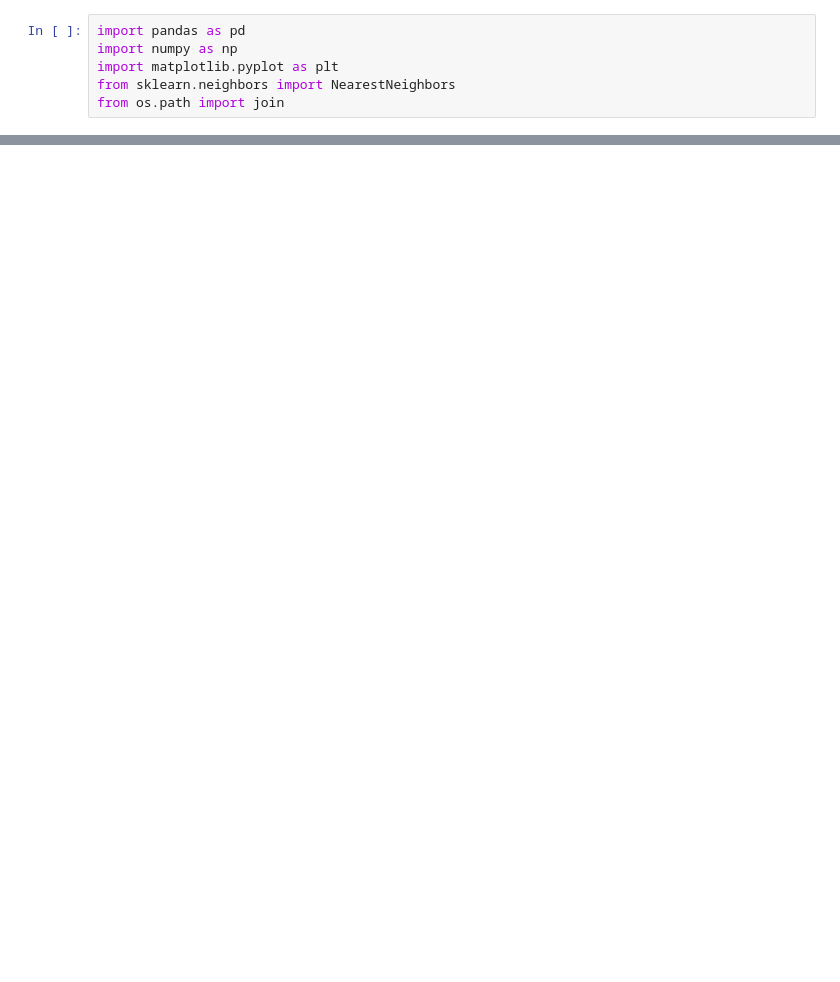
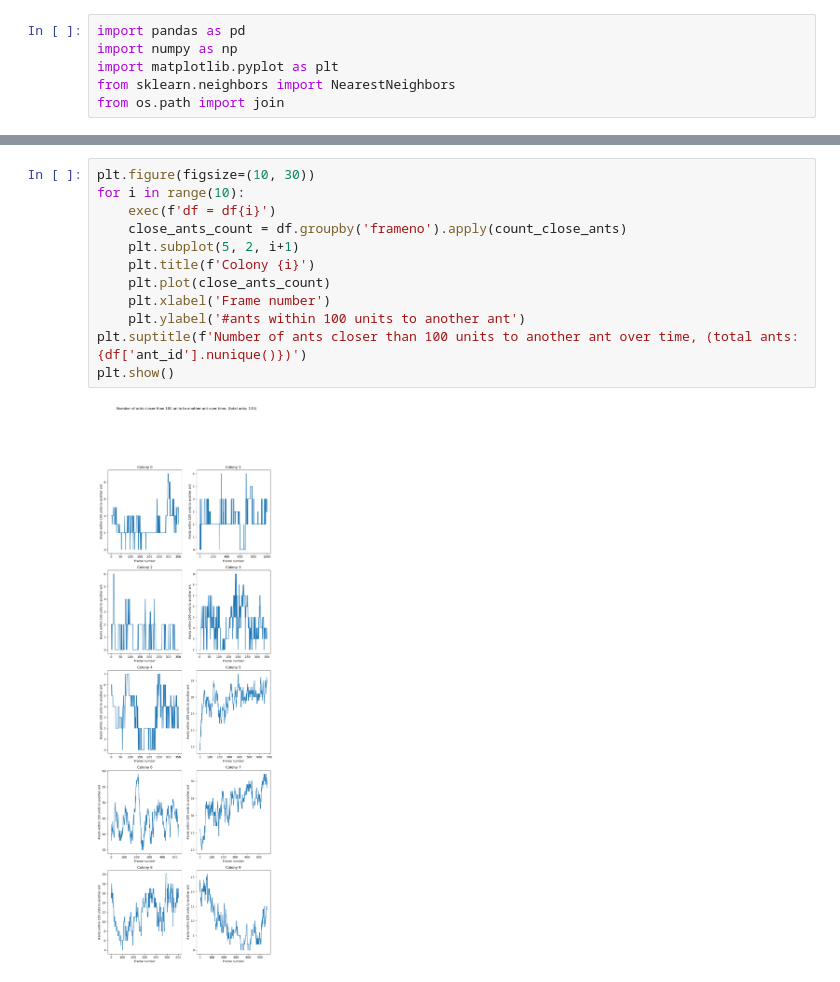
Before and after one commit to Lumalizer/AntColony_Complex_Systems_2024, a Jupyter notebook: surrogate_testing.ipynb, the cells around one changed output, grey strips where cells are left out. Cells and saved outputs as stored; diff of their text form; blank space fills up the shorter version.

```diff
--- a/surrogate_testing.ipynb
+++ b/surrogate_testing.ipynb
@@ -209,0 +162,14 @@ plt.plot(close_ants_count)
+# %%
+plt.figure(figsize=(10, 30))
+for i in range(10):
+    exec(f'df = df{i}')
+    close_ants_count = df.groupby('frameno').apply(count_close_ants)
+    plt.subplot(5, 2, i+1)
+    plt.title(f'Colony {i}')
+    plt.plot(close_ants_count)
+    plt.xlabel('Frame number')
+    plt.ylabel('#ants within 100 units to another ant')
+plt.suptitle(f'Number of ants closer than 100 units to another ant over time, (total ants: {df['ant_id'].nunique()})')
+plt.show()
+# %% [output]
+[figure, added]
```
Also changed, not shown: parts of 36 cells of this notebook.
